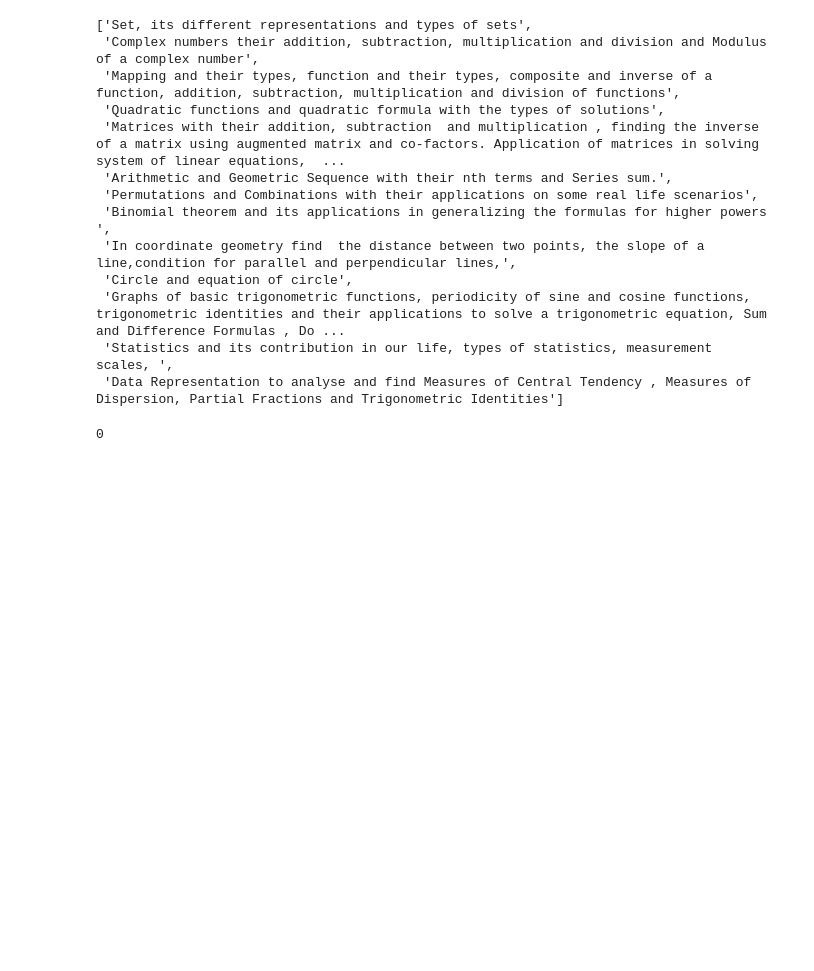
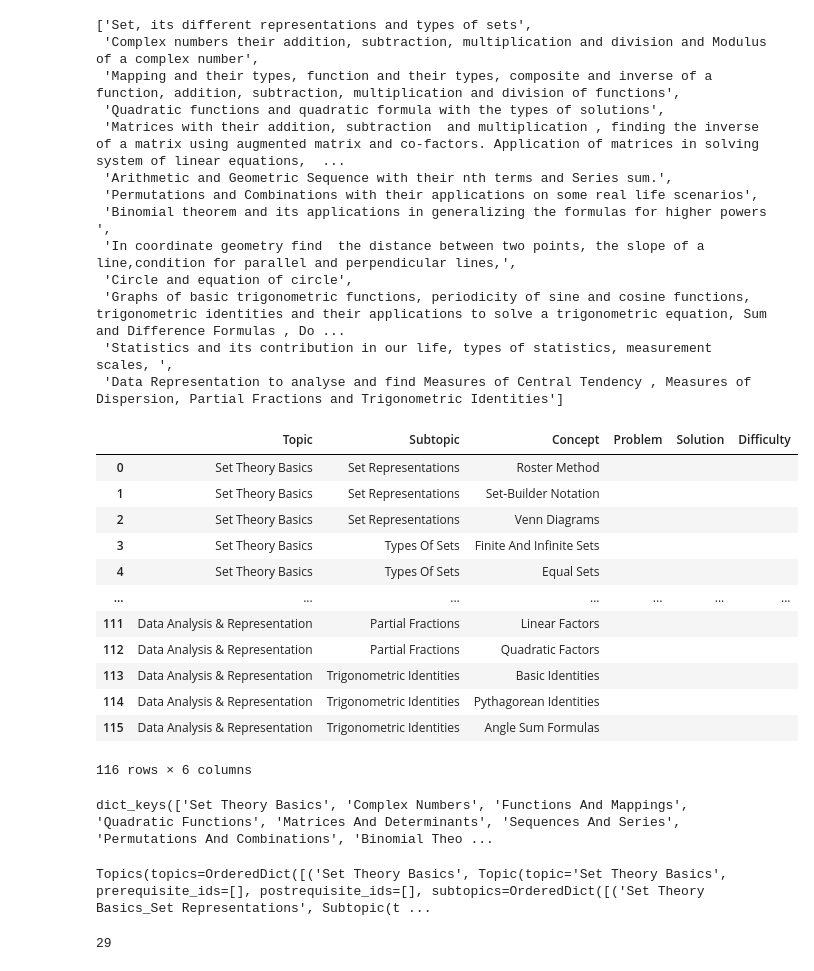
Before and after one commit to HamzaFarhan/dreamai_2.0.9, a Jupyter notebook: VU/vu_v2.ipynb, the cells around one changed output. Cells and saved outputs as stored; diff of their text form; code cells hidden in the pictures; blank space fills up the shorter version.

```diff
--- a/VU/vu_v2.ipynb
+++ b/VU/vu_v2.ipynb
@@ -124,16 +130,45 @@ outline
 # %%
 # with open(created_topics_file, "w") as f:
 #     json.dump(topics3.model_dump(), f, indent=2)
-# %%
-topics4 = Topics(**json.load(open(created_topics_file)))
+# %%
+created_topics_file_26 = Path(f"{COURSE}_created_topics_may_26.json")
+topics4 = Topics(**json.load(open(created_topics_file_26)))
+# %%
+df = topics_to_df(topics4, df_path=created_topics_file_26.with_suffix(".csv"))
+df
+# %% [output]
+|  | Topic | Subtopic | Concept | Problem | Solution | Difficulty |
+| 0 | Set Theory Basics | Set Representations | Roster Method |  |  |  |
+| 1 | Set Theory Basics | Set Representations | Set-Builder Notation |  |  |  |
+| 2 | Set Theory Basics | Set Representations | Venn Diagrams |  |  |  |
+| 3 | Set Theory Basics | Types Of Sets | Finite And Infinite Sets |  |  |  |
+| 4 | Set Theory Basics | Types Of Sets | Equal Sets |  |  |  |
+| ... | ... | ... | ... | ... | ... | ... |
+| 111 | Data Analysis & Representation | Partial Fractions | Linear Factors |  |  |  |
+| 112 | Data Analysis & Representation | Partial Fractions | Quadratic Factors |  |  |  |
+| 113 | Data Analysis & Representation | Trigonometric Identities | Basic Identities |  |  |  |
+| 114 | Data Analysis & Representation | Trigonometric Identities | Pythagorean Identities |  |  |  |
+| 115 | Data Analysis & Representation | Trigonometric Identities | Angle Sum Formulas |  |  |  |
+116 rows × 6 columns
+# %%
+# append row to the dataframe
+topics4.model_dump()["topics"].keys()
+# %% [output]
+dict_keys(['Set Theory Basics', 'Complex Numbers', 'Functions And Mappings', 'Quadratic Functions', 'Matrices And Determinants', 'Sequences And Series', 'Permutations And Combinations', 'Binomial Theo ...
+# %%
+topics_from_df = df_to_topics(df_path=created_topics_file_26.with_suffix(".csv"))
+topics_from_df
+# %% [output]
+Topics(topics=OrderedDict([('Set Theory Basics', Topic(topic='Set Theory Basics', prerequisite_ids=[], postrequisite_ids=[], subtopics=OrderedDict([('Set Theory Basics_Set Representations', Subtopic(t ...
 # %%
-new_questions = json.load(open(new_questions_file))
+new_questions_file_26 = Path(f"{COURSE}_new_questions_may_26.json")
+new_questions = json.load(open(new_questions_file_26))
 new_questions["questions"] = [
     Question(**question) for question in new_questions["questions"]
 ]
 len(new_questions["questions"])
 # %% [output]
-0
+29
 # %%
 questions_dir = Path(
     f"{COURSE}_questions"
```
Also changed, not shown: parts of 12 cells of this notebook, 14 other files.
